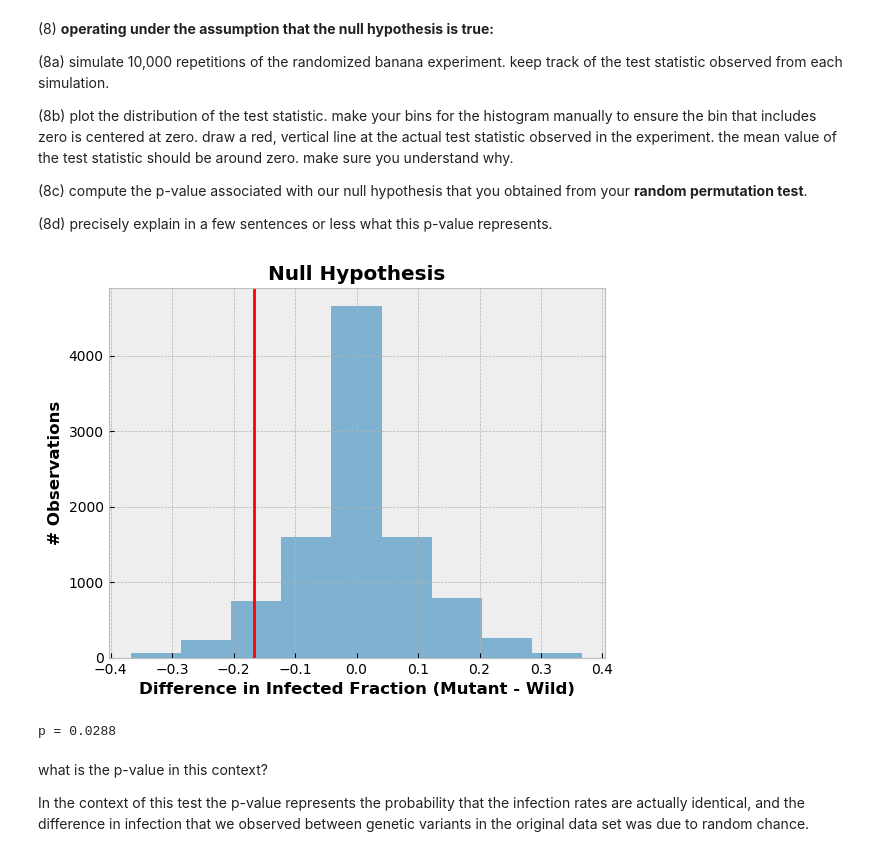
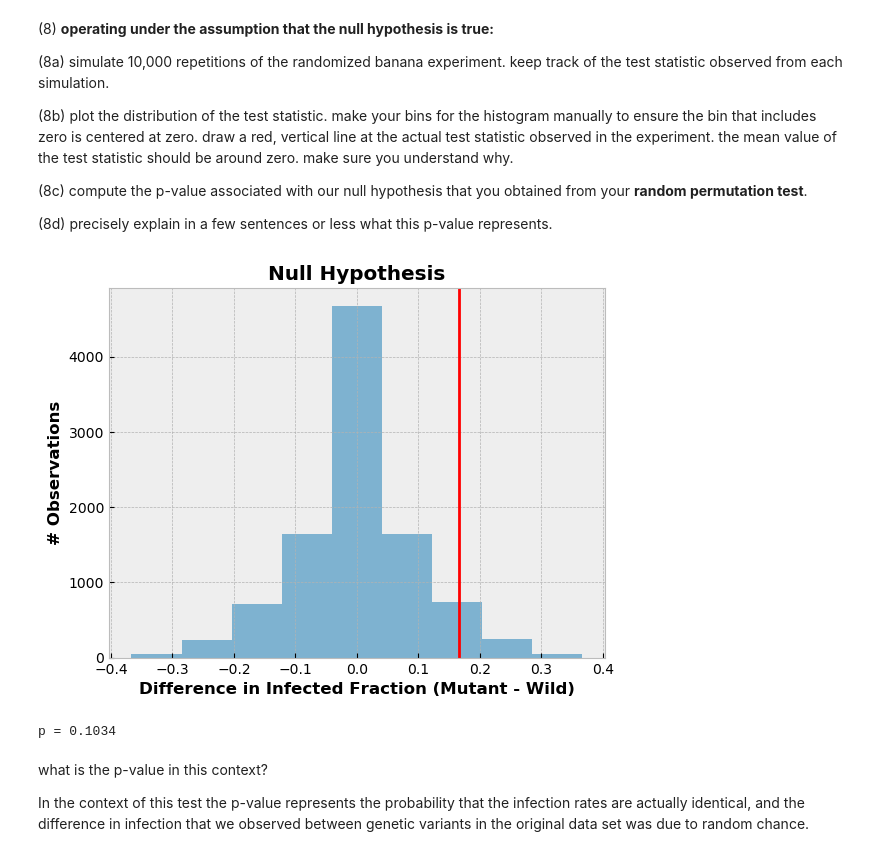
Before and after one commit to cartemic/CHE-599-intro-to-data-science, a Jupyter notebook: Homework/Homework 3/Homework 3.ipynb, the cells around one changed output. Saved outputs shown, nothing was run; the diff lists cells and outputs as text; code cells hidden in the pictures.

```diff
--- a/Homework/Homework 3/Homework 3.ipynb
+++ b/Homework/Homework 3/Homework 3.ipynb
@@ -91,10 +82,6 @@ df_outcome
 num_genes = size(df_outcome)[1]
 
 (fig, ax) = subplots(1, 1, figsize=(12,4))
-
-# juuust in case
-sort!(df_outcome, :gene_x)
-sort!(df_total_count, :gene_x)
 
 # https://twitter.com/bangwong/status/492662880760655873
 plot_colors = Dict(
@@ -107,9 +94,7 @@ alpha = Dict(
     :grid => 0.5,
 )
 for i in 1:num_genes
-    infected_fraction =
-        df_outcome[i, :p_infected] / df_total_count[i, :p_infected]
-
+    infected_fraction = df_outcome[i, :p_infected]
     bar(
         i,
         infected_fraction,
@@ -179,34 +164,16 @@ function proportion_infected(
         gene_x_col_name::Symbol,
         gene_x::String
 )
-    num_infected = by(
-        df_banana,
-        gene_x_col_name,
-        p_infected=:outcome
-        => x -> sum([occursin("not", lowercase(e)) for e in x])
-    )
-    num_total = by(
-        df_banana,
-        gene_x_col_name,
-        p_infected=:outcome
-        => length
-    )
-    infected_fraction =
-        filter(
+        return filter(
             row -> occursin(
                 lowercase(gene_x),
                 lowercase(row[gene_x_col_name])
             ),
-            num_infected
-        )[1, :p_infected] /
-        filter(
-            row -> occursin(
-                lowercase(gene_x),
-                lowercase(row[gene_x_col_name])
-            ),
-            num_total
+            by(df_banana, gene_x_col_name, p_infected=:outcome => x ->
+                sum([!occursin("not", lowercase(e)) for e in x] / length(x))
+            )
         )[1, :p_infected]
-    return infected_fraction
+
 end
 # %% [output]
 proportion_infected
@@ -273,25 +240,25 @@ first(df, 6)
 # %%
 num_sims = 10000
 test_stats = [NaN for _ in 1:num_sims]
 for i in 1:num_sims
     df[!, :shuffled_gene_x] = shuffle(df[!, :gene_x])
     test_stats[i] = difference_in_proportions_infected(df, :shuffled_gene_x)
 end
 
 bin_max = maximum(broadcast(abs, test_stats))
 bins = range(-bin_max, stop=bin_max, length=10)
 
 a = hist(test_stats, bins=bins, alpha=0.6)
 axvline(test_statistic, color="r")
 xlabel("Difference in Infected Fraction (Mutant - Wild)", weight="bold")
 ylabel("# Observations", weight="bold")
 title("Null Hypothesis", weight="bold")
 
-p = sum(test_stats .< test_statistic) / num_sims
+p = sum(test_stats .>= test_statistic) / num_sims
 print("p = $p")
 # %% [output]
-[figure, old version]
+[figure, new version]
-p = 0.0288
+p = 0.1034
 # %% [markdown]
 what is the p-value in this context?
 
```
Also changed, not shown: parts of 3 cells of this notebook.
